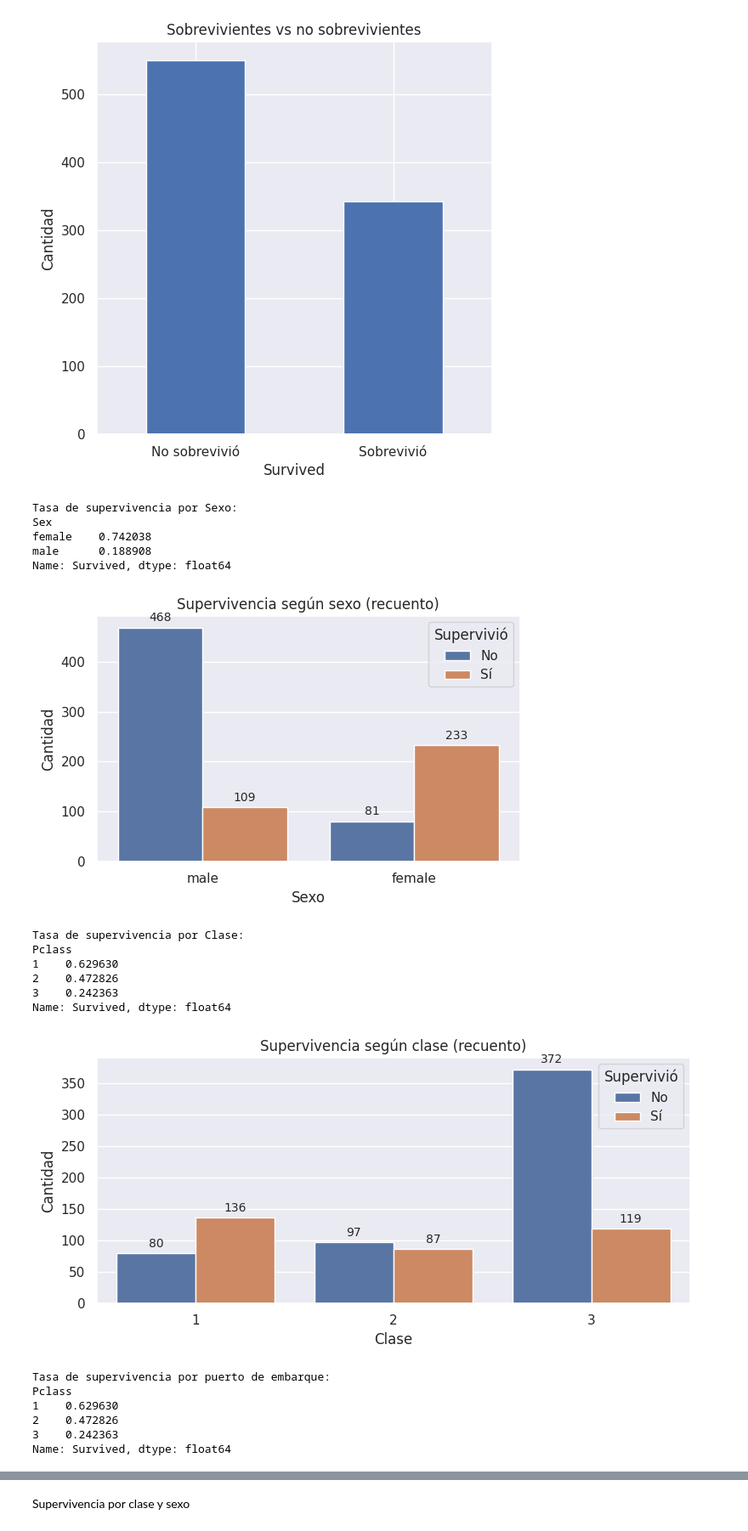
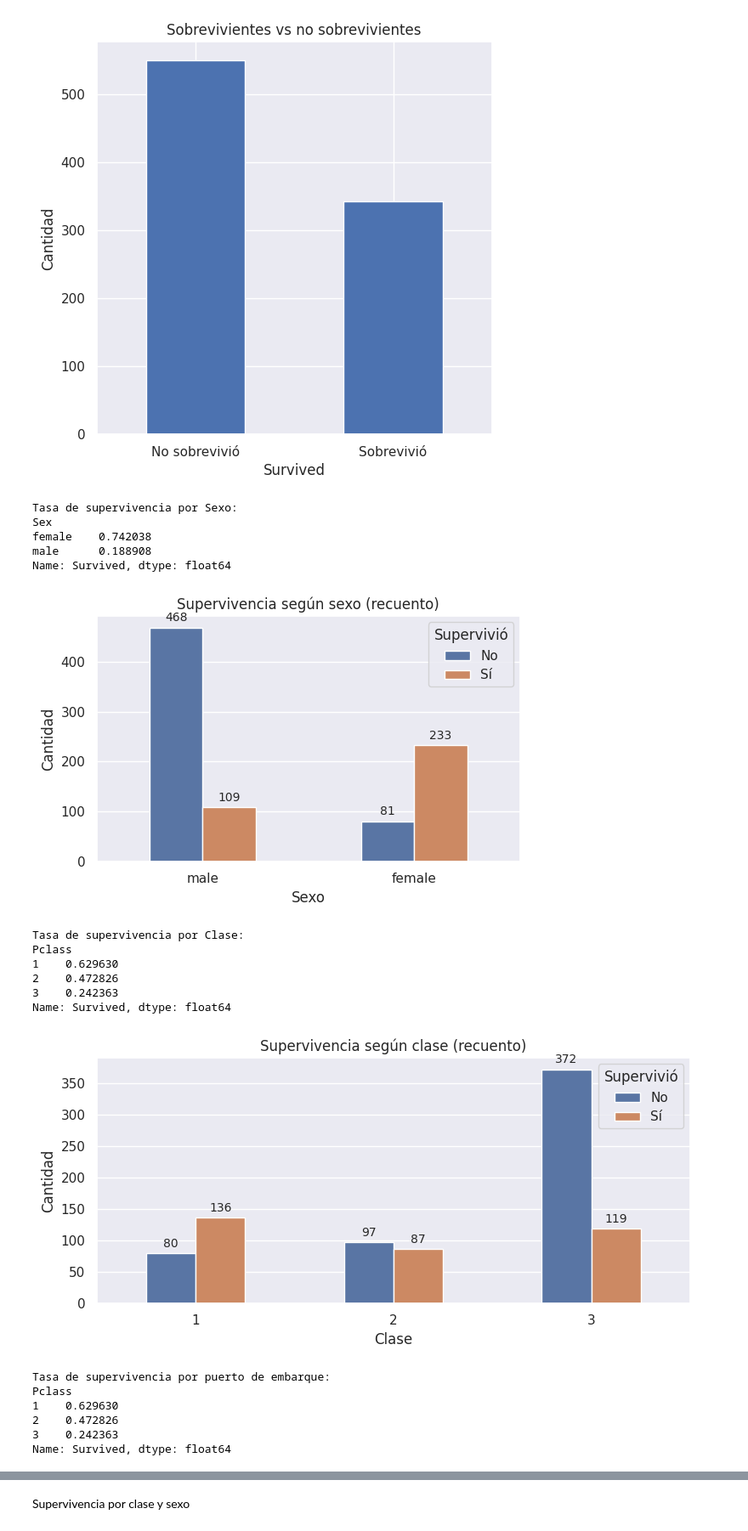
Before and after one commit to rhorbe/dss-titanic, a Jupyter notebook: data/titanic.ipynb, the cells around one changed output, grey strips where cells are left out. Shown: that part at 85% size. Saved outputs shown, nothing was run; the diff lists cells and outputs as text; code cells hidden in the pictures.

```diff
--- a/data/titanic.ipynb
+++ b/data/titanic.ipynb
@@ -351,7 +351,7 @@ def plot_survival_count(
 
     fig, ax = plt.subplots(figsize=figsize)
 
-    sns.countplot(data=data, x=x_column, hue="Survived", ax=ax)
+    sns.countplot(data=data, x=x_column, hue="Survived", ax=ax, width=0.5)
 
     ax.set_title(title)
     ax.set_xlabel(x_label)
@@ -407,49 +407,41 @@ plot_survival_count(
 
 # 4) Supervivencia según número de hermanos/cónyuges a bordo
 print("Tasa de supervivencia por número de hermanos/cónyuges a bordo:")
 print(survival_rate_by("SibSp"), "\n")
 
 plot_survival_count(
     data=df,
     x_column="SibSp",
     figsize=(8, 4),
     x_label="Número de hermanos/cónyuges a bordo",
     title="Supervivencia según hermanos/cónyuges a bordo (recuento)"
 )
 
 # 5) Supervivencia según número de padres/hijos a bordo
 print("Tasa de supervivencia por número de padres/hijos a bordo:")
 print(survival_rate_by("Parch") , "\n")
 
 plot_survival_count(
     data=df,
     x_column="Parch",
     figsize=(8, 4),
     x_label="Número de padres/hijos a bordo",
     title="Supervivencia según padres/hijos a bordo (recuento)"
 )
-
-plot_survival_count(
-    data=df,
-    x_column="Survived",
-    figsize=(8, 4),
-    x_label="",
-    title="Supervivencia según padres/hijos a bordo (recuento)"
-)
 # %% [output]
 Tasa de supervivencia por Sexo:
 Sex
 female    0.742038
 male      0.188908
 Name: Survived, dtype: float64
-[figure, old version]
+[figure, new version]
 Tasa de supervivencia por Clase:
 Pclass
 1    0.629630
 2    0.472826
 3    0.242363
 Name: Survived, dtype: float64
-[figure, old version]
+[figure, new version]
 Tasa de supervivencia por puerto de embarque:
 Pclass
 1    0.629630
```
Also changed, not shown: parts of 1 cell of this notebook.
